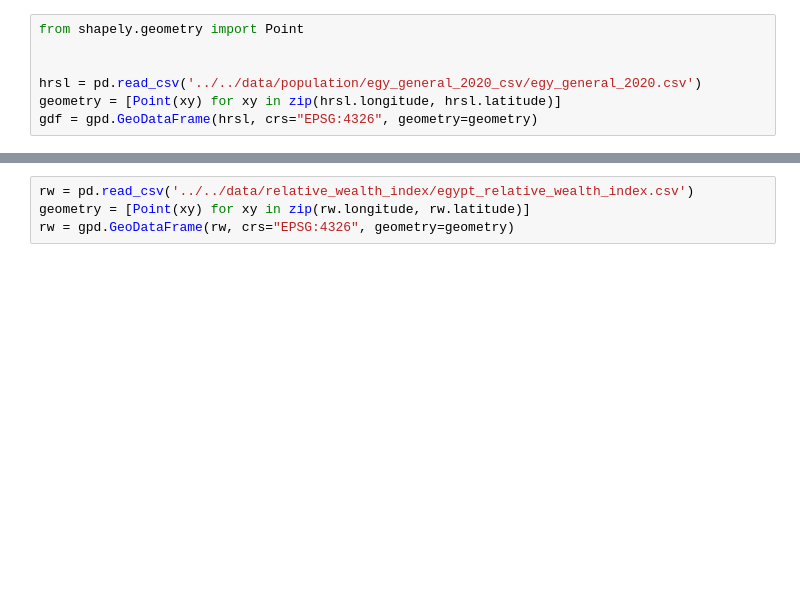
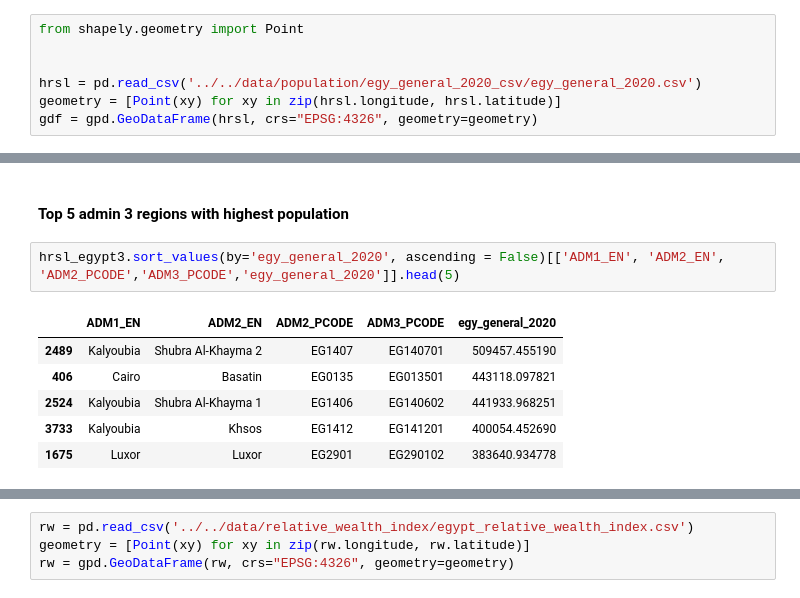
Before and after one commit to datapartnership/egypt-economic-monitor, a Jupyter notebook: notebooks/social-inequality/relative-wealth.ipynb, the cells around one changed output, grey strips where cells are left out. Saved outputs shown, nothing was run; the diff lists cells and outputs as text; blank space fills up the shorter version.

```diff
--- a/notebooks/social-inequality/relative-wealth.ipynb
+++ b/notebooks/social-inequality/relative-wealth.ipynb
@@ -93,0 +121,11 @@ subtitle_text = "Source: Population estimates from Meta's HRSL aggregated to adm
+# %% [markdown]
+#### Top 5 admin 3 regions with highest population
+# %%
+hrsl_egypt3.sort_values(by='egy_general_2020', ascending = False)[['ADM1_EN', 'ADM2_EN', 'ADM2_PCODE','ADM3_PCODE','egy_general_2020']].head(5)
+# %% [output]
+|  | ADM1_EN | ADM2_EN | ADM2_PCODE | ADM3_PCODE | egy_general_2020 |
+| 2489 | Kalyoubia | Shubra Al-Khayma 2 | EG1407 | EG140701 | 509457.455190 |
+| 406 | Cairo | Basatin | EG0135 | EG013501 | 443118.097821 |
+| 2524 | Kalyoubia | Shubra Al-Khayma 1 | EG1406 | EG140602 | 441933.968251 |
+| 3733 | Kalyoubia | Khsos | EG1412 | EG141201 | 400054.452690 |
+| 1675 | Luxor | Luxor | EG2901 | EG290102 | 383640.934778 |
```
Also changed, not shown: parts of 12 cells of this notebook, 4 other files.
